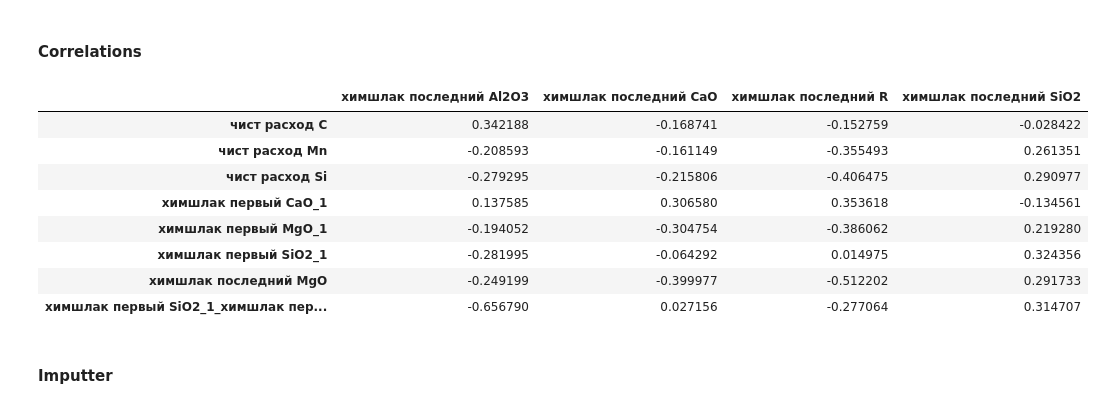
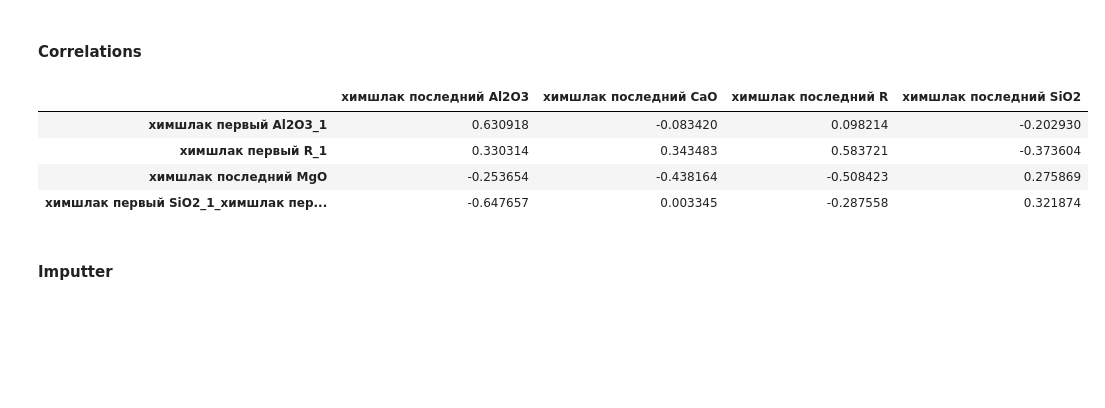
Before and after one commit to Siella/alloy_building, a Jupyter notebook: modelling/modelling_Люба.ipynb, the cells around one changed output. Saved outputs shown, nothing was run; the diff lists cells and outputs as text; code cells hidden in the pictures; blank space fills up the shorter version.

```diff
--- a/modelling/modelling_Люба.ipynb
+++ b/modelling/modelling_Люба.ipynb
@@ -13,7 +13,7 @@ from sklearn.ensemble import RandomForestRegressor
 # %% [markdown]
 ## Данные
 # %%
-df = pd.read_csv('Очищенные данные.csv', sep=',', index_col=0, parse_dates=['DT'])
+df = pd.read_csv('Очищенные_данные_2.csv', sep=',', index_col=0, parse_dates=['DT'])
 df.head()
 # %% [output]
 |  | DT | t вып-обр | t обработка | t под током | t продувка | ПСН гр. | чист расход C | чист расход Cr | ... |
@@ -122,8 +122,8 @@ for col in df.columns:
     if df[col].nunique() <= 50:
         df[col] = df[col].astype('category')
 # %%
-NUMERICAL = df.select_dtypes(exclude=['category', 'object', 'datetime64']).columns.tolist()
-ORDINAL = df.select_dtypes(include=['category']).columns.tolist()
+NUMERICAL = df.select_dtypes(exclude=['object', 'datetime64']).columns.tolist()
+# ORDINAL = df.select_dtypes(include=['category']).columns.tolist()
 for tar in TARGETS:
     if tar in NUMERICAL:
         NUMERICAL.remove(tar)
@@ -138,17 +138,13 @@ for tar in TARGETS:
         correlations[tar][col] = df[col].corr(df[tar])
 # %%
 corrs = pd.DataFrame(correlations)
-corrs[(abs(corrs) > 0.3).any(1)]
+corrs[(abs(corrs) > 0.5).any(1)]
 # %% [output]
 |  | химшлак последний Al2O3 | химшлак последний CaO | химшлак последний R | химшлак последний SiO2 |
-| чист расход C | 0.342188 | -0.168741 | -0.152759 | -0.028422 |
-| чист расход Mn | -0.208593 | -0.161149 | -0.355493 | 0.261351 |
-| чист расход Si | -0.279295 | -0.215806 | -0.406475 | 0.290977 |
-| химшлак первый CaO_1 | 0.137585 | 0.306580 | 0.353618 | -0.134561 |
-| химшлак первый MgO_1 | -0.194052 | -0.304754 | -0.386062 | 0.219280 |
-| химшлак первый SiO2_1 | -0.281995 | -0.064292 | 0.014975 | 0.324356 |
-| химшлак последний MgO | -0.249199 | -0.399977 | -0.512202 | 0.291733 |
-| химшлак первый SiO2_1_химшлак пер... | -0.656790 | 0.027156 | -0.277064 | 0.314707 |
+| химшлак первый Al2O3_1 | 0.630918 | -0.083420 | 0.098214 | -0.202930 |
+| химшлак первый R_1 | 0.330314 | 0.343483 | 0.583721 | -0.373604 |
+| химшлак последний MgO | -0.253654 | -0.438164 | -0.508423 | 0.275869 |
+| химшлак первый SiO2_1_химшлак пер... | -0.647657 | 0.003345 | -0.287558 | 0.321874 |
 # %%
 golden_features = list(corrs[(abs(corrs) > 0.3).any(1)].index)
 # %% [markdown]
```
Also changed, not shown: parts of 35 cells of this notebook.
